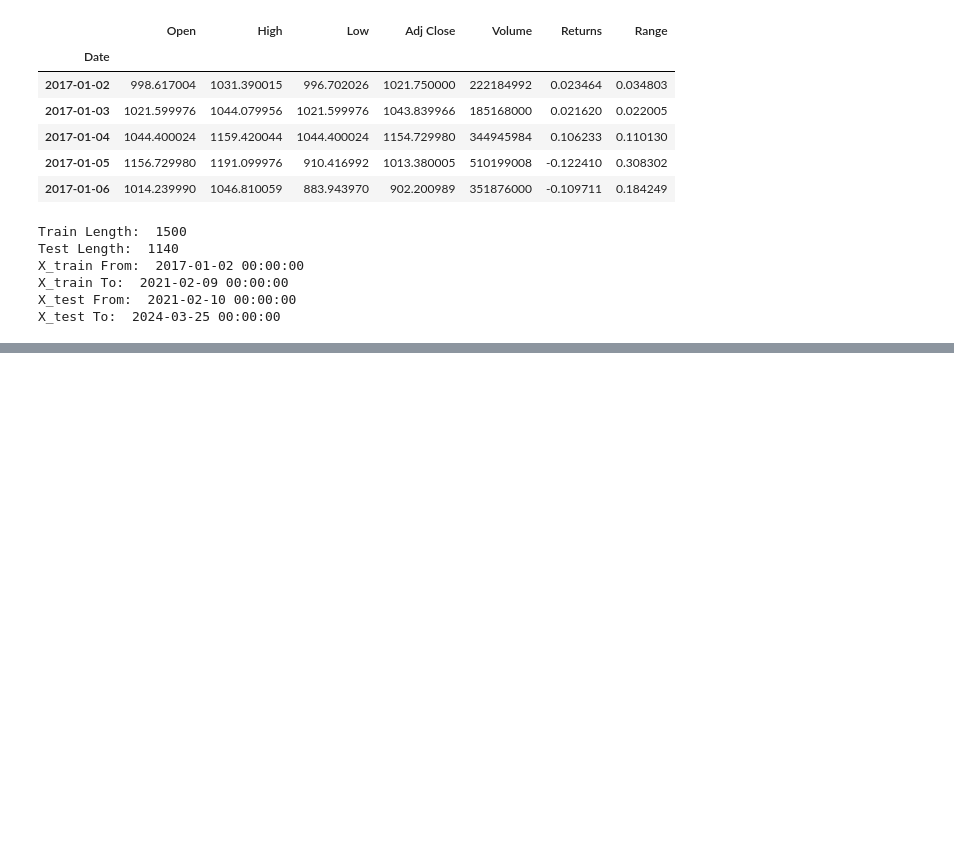
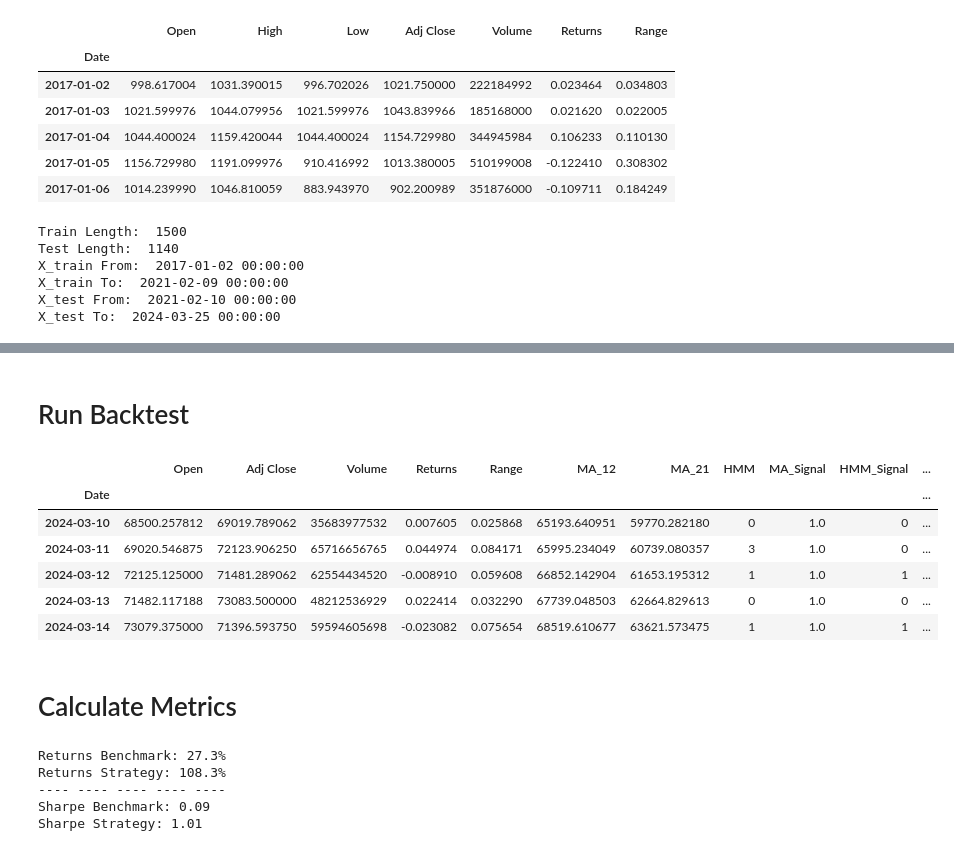
Before and after one commit to dkalenov/ML-Stock-Crypto-Trading, a Jupyter notebook: Hidden_Markov_Models_for_Market_Regimes.ipynb, the cells around one changed output, grey strips where cells are left out. Drawn from its saved outputs; the diff is of its cells as text; code cells hidden in the pictures; blank space fills up the shorter version.

Commit message:
Train HMM, Run Backtest, Metrics

```diff
--- a/Hidden_Markov_Models_for_Market_Regimes.ipynb
+++ b/Hidden_Markov_Models_for_Market_Regimes.ipynb
@@ -250,0 +274,2 @@ X_test To:  2024-03-25 00:00:00
+# %% [markdown]
+# Run Backtest
@@ -250,0 +280,6 @@ X_test To:  2024-03-25 00:00:00
+# %%
+# Add HMM Signals
+favourable_states = [1] #  Change to check. E.g. if 0 - we do MA Signals only if HMM Signals=0  // [0, 1, 2, 3]
+hmm_values = df_main["HMM"].values
+hmm_values = [1 if x in favourable_states else 0 for x in hmm_values]
+df_main["HMM_Signal"] = hmm_values
@@ -250,0 +301,14 @@ X_test To:  2024-03-25 00:00:00
+# %%
+# Review Results Table
+df_main.dropna(inplace=True)
+df_main.tail()
+# %% [output]
+|  | Open | Adj Close | Volume | Returns | Range | MA_12 | MA_21 | HMM | MA_Signal | HMM_Signal | ... |
+| Date |  |  |  |  |  |  |  |  |  |  | ... |
+| 2024-03-10 | 68500.257812 | 69019.789062 | 35683977532 | 0.007605 | 0.025868 | 65193.640951 | 59770.282180 | 0 | 1.0 | 0 | ... |
+| 2024-03-11 | 69020.546875 | 72123.906250 | 65716656765 | 0.044974 | 0.084171 | 65995.234049 | 60739.080357 | 3 | 1.0 | 0 | ... |
+| 2024-03-12 | 72125.125000 | 71481.289062 | 62554434520 | -0.008910 | 0.059608 | 66852.142904 | 61653.195312 | 1 | 1.0 | 1 | ... |
+| 2024-03-13 | 71482.117188 | 73083.500000 | 48212536929 | 0.022414 | 0.032290 | 67739.048503 | 62664.829613 | 0 | 1.0 | 0 | ... |
+| 2024-03-14 | 73079.375000 | 71396.593750 | 59594605698 | -0.023082 | 0.075654 | 68519.610677 | 63621.573475 | 1 | 1.0 | 1 | ... |
+# %% [markdown]
+# Calculate Metrics
@@ -250,0 +332,13 @@ X_test To:  2024-03-25 00:00:00
+# %%
+# Print Metrics
+print(f"Returns Benchmark: {bench_rets}%") # this value represents the percentage return for the Benchmark
+print(f"Returns Strategy: {strat_rets}%") # this value represents the percentage return for the Strategy
+print("---- " * 5)
+print(f"Sharpe Benchmark: {bench_sharpe}") # How much we get back for every dollar risk taken (0.15: for taking risk 1 $ can get 15 cents back)
+print(f"Sharpe Strategy: {strat_sharpe}") # How much we get back for every dollar risk taken (0.15: for taking risk 1 $ can get 15 cents back)
+# %% [output]
+Returns Benchmark: 27.3%
+Returns Strategy: 108.3%
+---- ---- ---- ---- ----
+Sharpe Benchmark: 0.09
+Sharpe Strategy: 1.01
```
Also changed, not shown: parts of 20 cells of this notebook.
